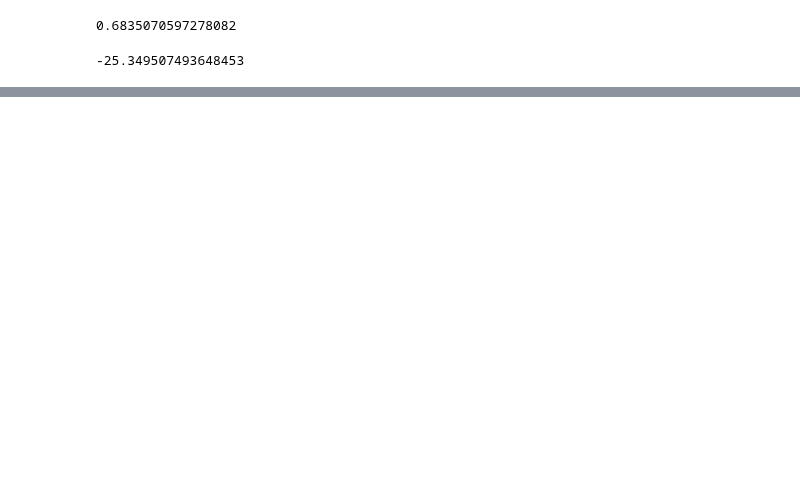
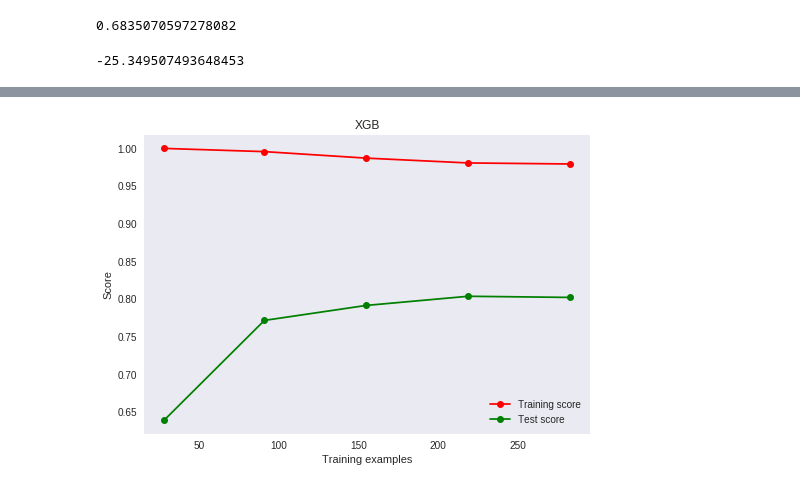
Before and after one commit to cwcheng0/practicepython, a Jupyter notebook: SKLearn_XGboost.ipynb, the cells around one changed output, grey strips where cells are left out. Drawn from its saved outputs; the diff is of its cells as text; code cells hidden in the pictures; blank space fills up the shorter version.

```diff
--- a/SKLearn_XGboost.ipynb
+++ b/SKLearn_XGboost.ipynb
@@ -206,0 +210,42 @@ XGboost4
+# %%
+##
+def plot_learning_curve(estimator,title, X, y,
+                        ax=None, #选择子图
+                        ylim=None, #设置纵坐标的取值范围
+                        cv=None, #交叉验证
+                        n_jobs=None #设定索要使用的线程
+                        ):
+    from sklearn.model_selection import learning_curve
+    import matplotlib.pyplot as plt
+    import numpy as np
+
+    train_sizes, train_scores, test_scores = learning_curve(estimator, X, y
+                                                        ,shuffle=True
+                                                        ,cv=cv
+                                                        # ,random_state=420
+                                                        # We can change it to see the results.
+                                                        ,n_jobs=n_jobs)
+    if ax == None:
+          ax = plt.gca()
+    else:
+          ax = plt.figure()
+    ax.set_title(title)
+    if ylim is not None:
+          ax.set_ylim(*ylim)
+    ax.set_xlabel("Training examples")
+    ax.set_ylabel("Score")
+    ax.grid() #绘制网格，不是必须
+    ax.plot(train_sizes, np.mean(train_scores, axis=1), 'o-'
+          , color="r",label="Training score")
+    ax.plot(train_sizes, np.mean(test_scores, axis=1), 'o-'
+          , color="g",label="Test score")
+    ax.legend(loc="best")
+    return ax
+# %%
+##使用学习曲线观察XGB在波士顿数据集上的潜力
+cv = KFold(n_splits=5, shuffle = True, random_state=42)
+plot_learning_curve(XGBR(n_estimators=100,random_state=420)
+                    ,"XGB",Xtrain,Ytrain,ax=None,cv=cv)
+plt.show()
+# %% [output]
+[figure, added]
```
Also changed, not shown: parts of 24 cells of this notebook.
